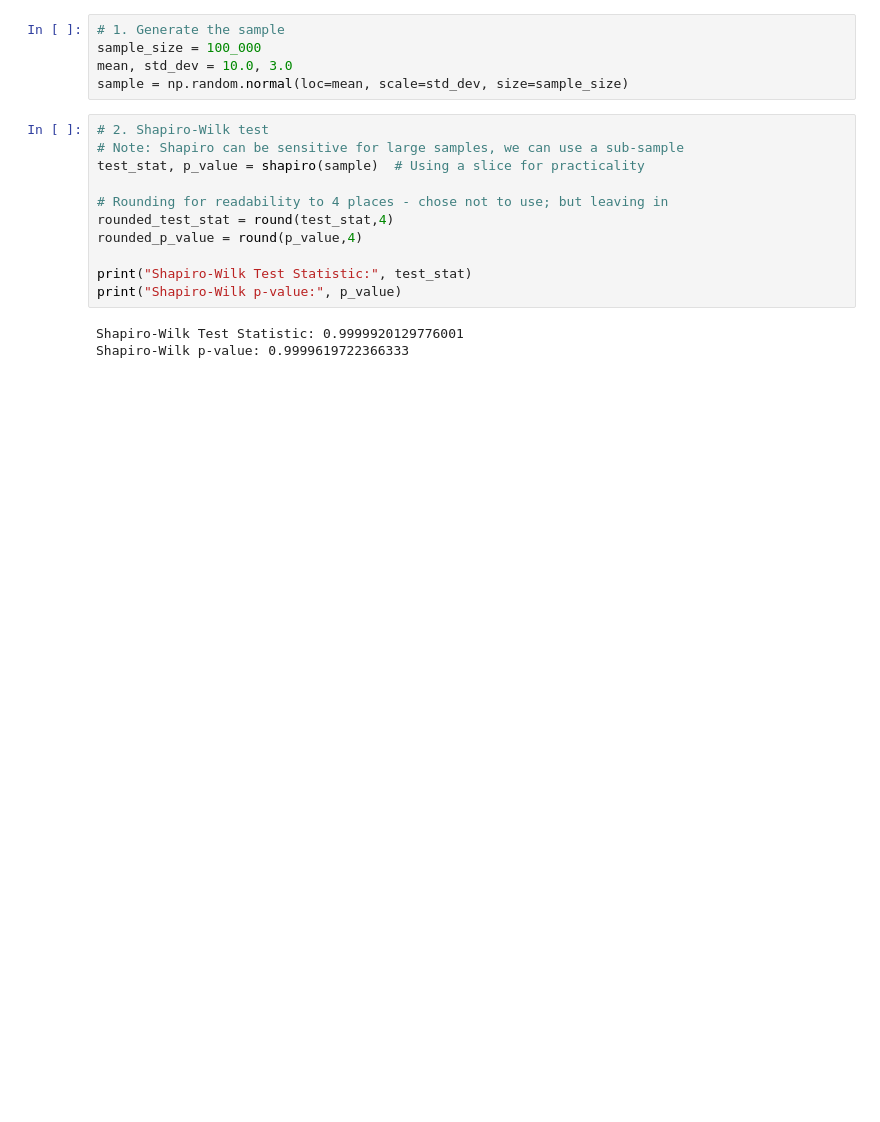
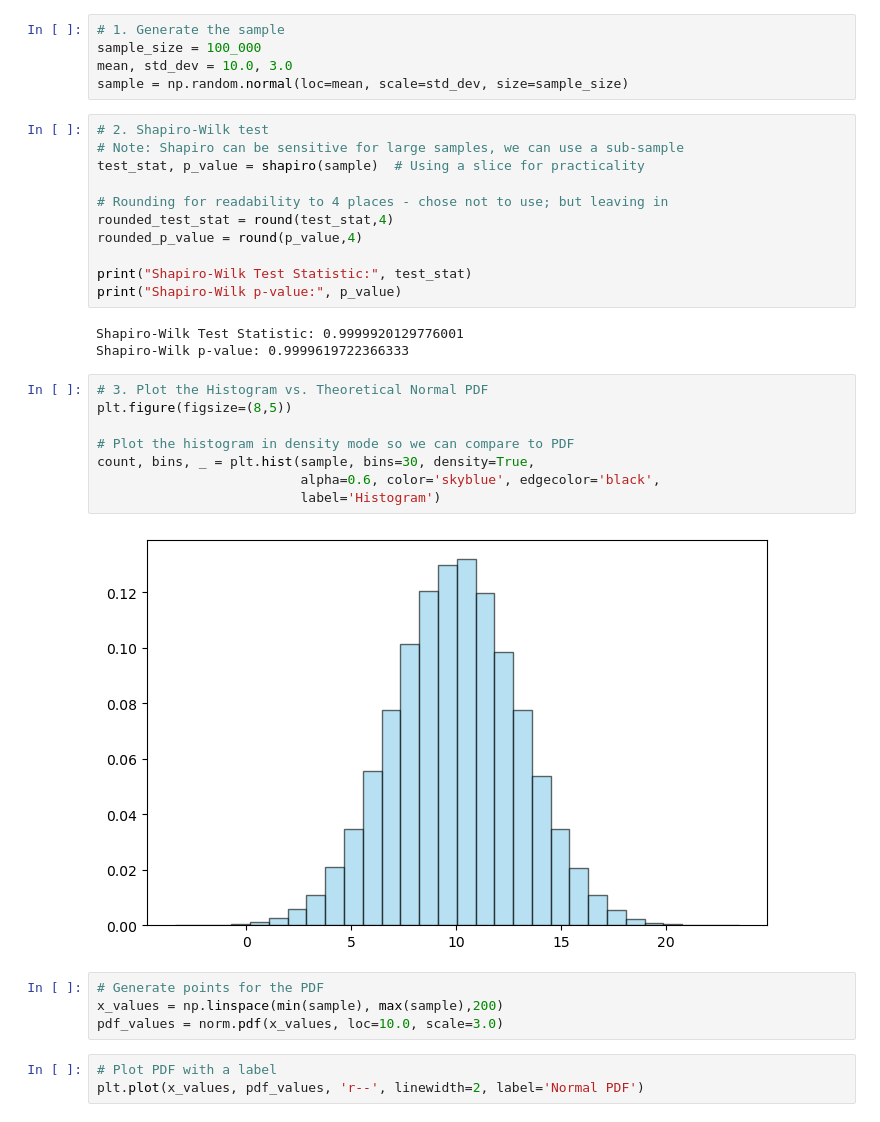
Before and after one commit to nf-me/8651-applied-statistics, a Jupyter notebook: notebooks/03_numpys_normal_distribution.ipynb, the cells around one changed output. Drawn from its saved outputs; the diff is of its cells as text; blank space fills up the shorter version.

Commit message:
error with chart - fix needed

```diff
--- a/notebooks/03_numpys_normal_distribution.ipynb
+++ b/notebooks/03_numpys_normal_distribution.ipynb
@@ -32,3 +33,20 @@ print("Shapiro-Wilk p-value:", p_value)
 # %% [output]
 Shapiro-Wilk Test Statistic: 0.9999920129776001
 Shapiro-Wilk p-value: 0.9999619722366333
+# %%
+# 3. Plot the Histogram vs. Theoretical Normal PDF
+plt.figure(figsize=(8,5))
+
+# Plot the histogram in density mode so we can compare to PDF
+count, bins, _ = plt.hist(sample, bins=30, density=True,
+                          alpha=0.6, color='skyblue', edgecolor='black',
+                          label='Histogram')
+# %% [output]
+[figure, added]
+# %%
+# Generate points for the PDF
+x_values = np.linspace(min(sample), max(sample),200)
+pdf_values = norm.pdf(x_values, loc=10.0, scale=3.0)
+# %%
+# Plot PDF with a label
+plt.plot(x_values, pdf_values, 'r--', linewidth=2, label='Normal PDF')
```
Also changed, not shown: parts of 2 cells of this notebook.
